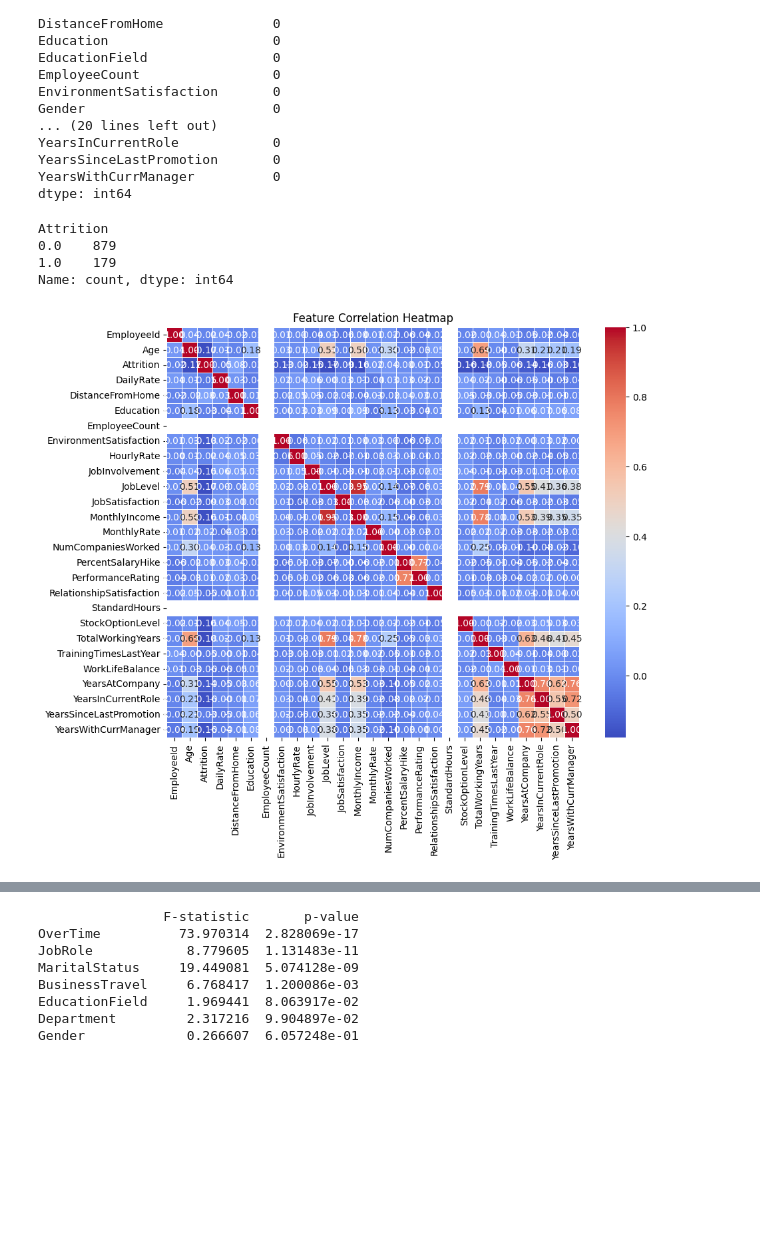
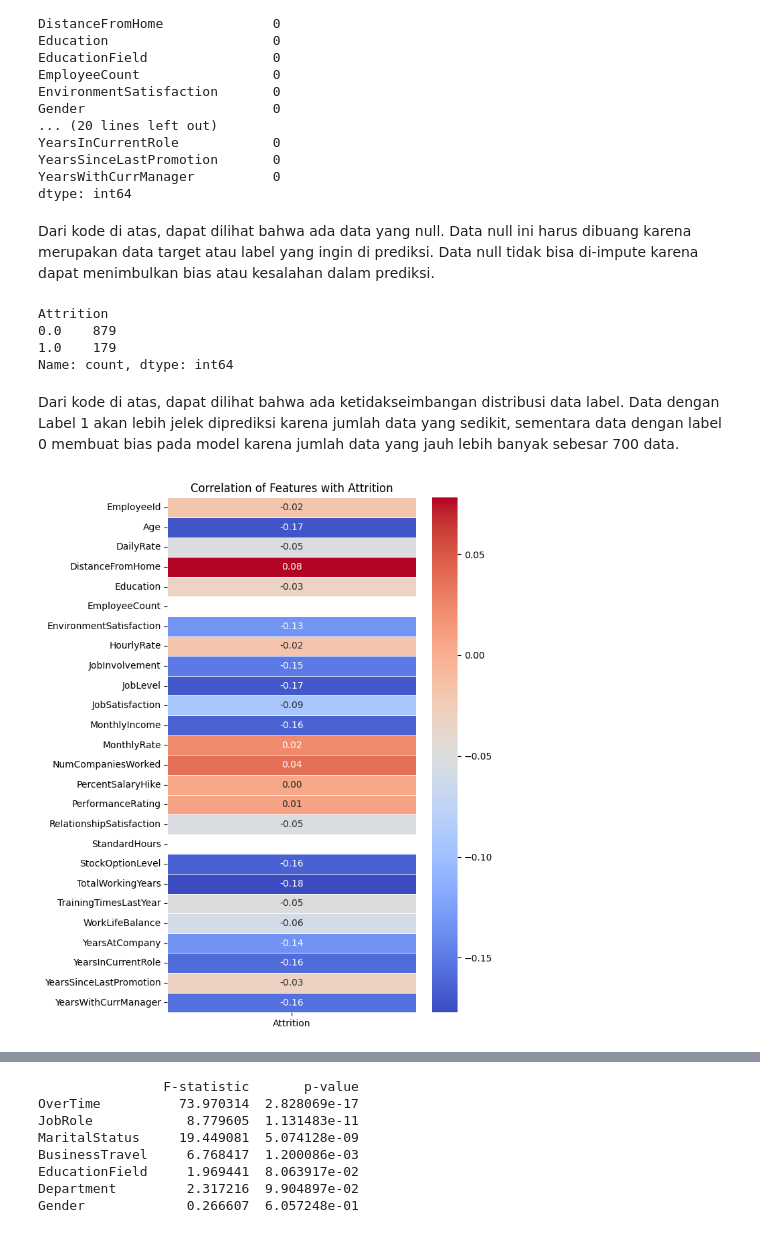
Before and after one commit to steven-fo/Belajar-Penerapan-Data-Science, a Jupyter notebook: project/human-resource/notebook.ipynb, the cells around one changed output, grey strips where cells are left out. Cells and saved outputs as stored; diff of their text form; code cells hidden in the pictures; blank space fills up the shorter version.

```diff
--- a/project/human-resource/notebook.ipynb
+++ b/project/human-resource/notebook.ipynb
@@ -86,3 +93,5 @@ YearsInCurrentRole            0
 YearsSinceLastPromotion       0
 YearsWithCurrManager          0
 dtype: int64
+# %% [markdown]
+Dari kode di atas, dapat dilihat bahwa ada data yang null. Data null ini harus dibuang karena merupakan data target atau label yang ingin di prediksi. Data null tidak bisa di-impute karena dapat menimbulkan bias atau kesalahan dalam prediksi.
@@ -98,11 +107,20 @@ df = df.dropna(subset=['Attrition'])
+# %% [markdown]
+Dari kode di atas, dapat dilihat bahwa ada ketidakseimbangan distribusi data label. Data dengan Label 1 akan lebih jelek diprediksi karena jumlah data yang sedikit, sementara data dengan label 0 membuat bias pada model karena jumlah data yang jauh lebih banyak sebesar 700 data.
 # %%
+# Select numeric features
 numeric_df = df.select_dtypes(include='number')
+
+# Compute correlation matrix
 correlation_matrix = numeric_df.corr()
 
-plt.figure(figsize=(10, 8))
-sns.heatmap(correlation_matrix, annot=True, cmap='coolwarm', fmt=".2f", linewidths=0.5)
+# Extract correlation of all features with 'Attrition'
+attrition_corr = correlation_matrix[['Attrition']].drop('Attrition')
 
-plt.title('Feature Correlation Heatmap')
+# Plot heatmap
+plt.figure(figsize=(6, 10))
+sns.heatmap(attrition_corr, annot=True, cmap='coolwarm', fmt=".2f", linewidths=0.5, cbar=True)
+
+plt.title('Correlation of Features with Attrition')
 plt.show()
 # %% [output]
-[figure, old version]
+[figure, new version]
```
Also changed, not shown: parts of 38 cells of this notebook, 4 other files.
